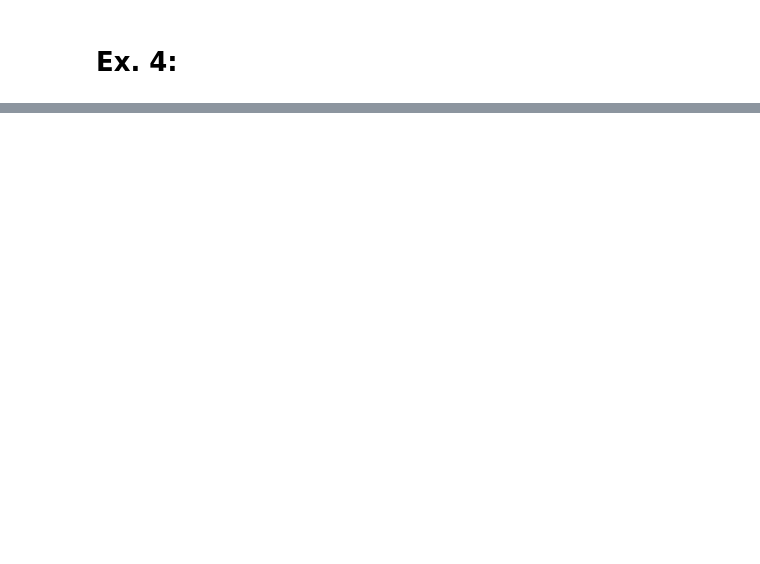
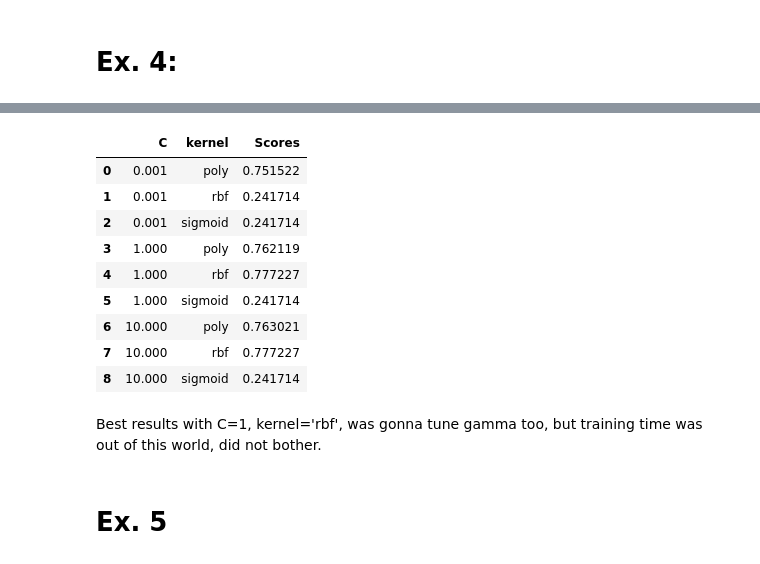
Before and after one commit to Kiwisuki/ktu-studies, a Jupyter notebook: Machine learning methods/LD3/LD3.1.ipynb, the cells around one changed output, grey strips where cells are left out. Saved outputs shown, nothing was run; the diff lists cells and outputs as text; code cells hidden in the pictures; blank space fills up the shorter version.

```diff
--- a/Machine learning methods/LD3/LD3.1.ipynb
+++ b/Machine learning methods/LD3/LD3.1.ipynb
@@ -107,0 +153,35 @@ clf.cv_results_['params']
+# %%
+scores = [0.75152198, 0.24171364, 0.24171364, 0.7621195 , 0.77722661,
+       0.24171364, 0.76302142, 0.77722661, 0.24171364]
+params = [{'C': 0.001, 'kernel': 'poly'},
+ {'C': 0.001, 'kernel': 'rbf'},
+ {'C': 0.001, 'kernel': 'sigmoid'},
+ {'C': 1, 'kernel': 'poly'},
+ {'C': 1, 'kernel': 'rbf'},
+ {'C': 1, 'kernel': 'sigmoid'},
+ {'C': 10, 'kernel': 'poly'},
+ {'C': 10, 'kernel': 'rbf'},
+ {'C': 10, 'kernel': 'sigmoid'}]
+
+a = pd.DataFrame(params)
+a['Scores'] = scores
+a
+# %%
+a = pd.DataFrame(params)
+a['Scores'] = scores
+a
+# %% [output]
+|  | C | kernel | Scores |
+| 0 | 0.001 | poly | 0.751522 |
+| 1 | 0.001 | rbf | 0.241714 |
+| 2 | 0.001 | sigmoid | 0.241714 |
+| 3 | 1.000 | poly | 0.762119 |
+| 4 | 1.000 | rbf | 0.777227 |
+| 5 | 1.000 | sigmoid | 0.241714 |
+| 6 | 10.000 | poly | 0.763021 |
+| 7 | 10.000 | rbf | 0.777227 |
+| 8 | 10.000 | sigmoid | 0.241714 |
+# %% [markdown]
+Best results with C=1, kernel='rbf', was gonna tune gamma too, but training time was out of this world, did not bother.
+# %% [markdown]
+# Ex. 5
```
Also changed, not shown: parts of 11 cells of this notebook, 7 other files.
